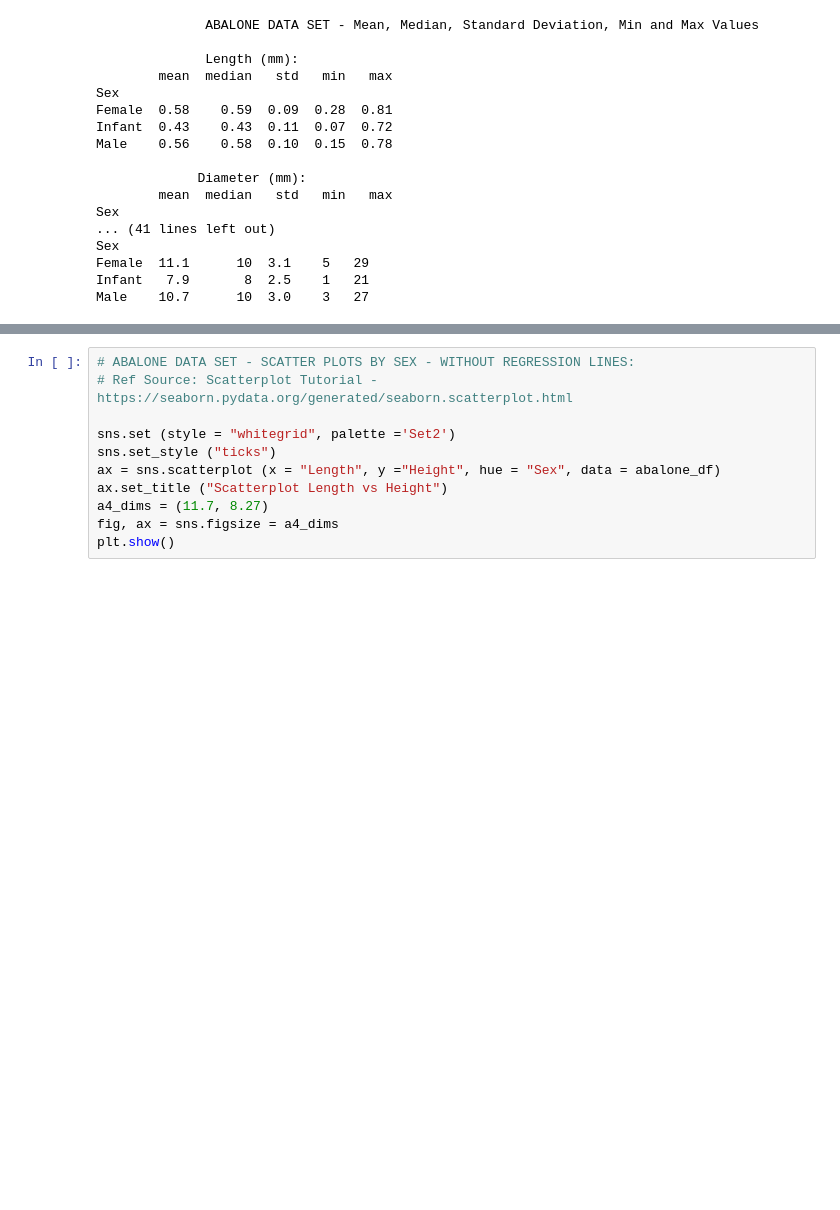
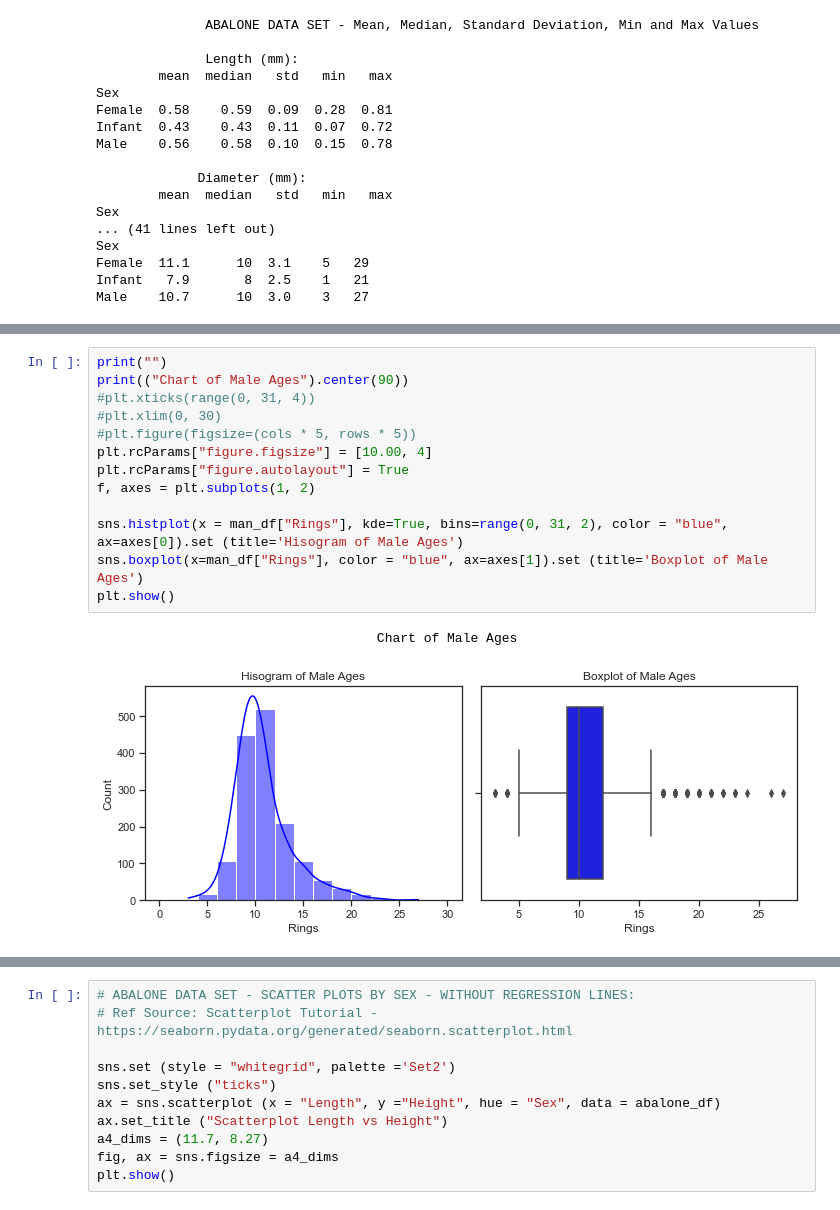
Before and after one commit to Fiona-600/Machine-Learning-and-Statistics-Project, a Jupyter notebook: scikit-learn.ipynb, the cells around one changed output, grey strips where cells are left out. Cells and saved outputs as stored; diff of their text form; blank space fills up the shorter version.

```diff
--- a/scikit-learn.ipynb
+++ b/scikit-learn.ipynb
@@ -390,0 +304,16 @@ Number of Rings (age) - Infants:
+# %%
+print("")
+print(("Chart of Male Ages").center(90))
+#plt.xticks(range(0, 31, 4))
+#plt.xlim(0, 30)
+#plt.figure(figsize=(cols * 5, rows * 5))
+plt.rcParams["figure.figsize"] = [10.00, 4]
+plt.rcParams["figure.autolayout"] = True
+f, axes = plt.subplots(1, 2)
+
+sns.histplot(x = man_df["Rings"], kde=True, bins=range(0, 31, 2), color = "blue", ax=axes[0]).set (title='Hisogram of Male Ages')
+sns.boxplot(x=man_df["Rings"], color = "blue", ax=axes[1]).set (title='Boxplot of Male Ages')
+plt.show()
+# %% [output]
+                                    Chart of Male Ages
+[figure, added]
```
Also changed, not shown: parts of 56 cells of this notebook.
